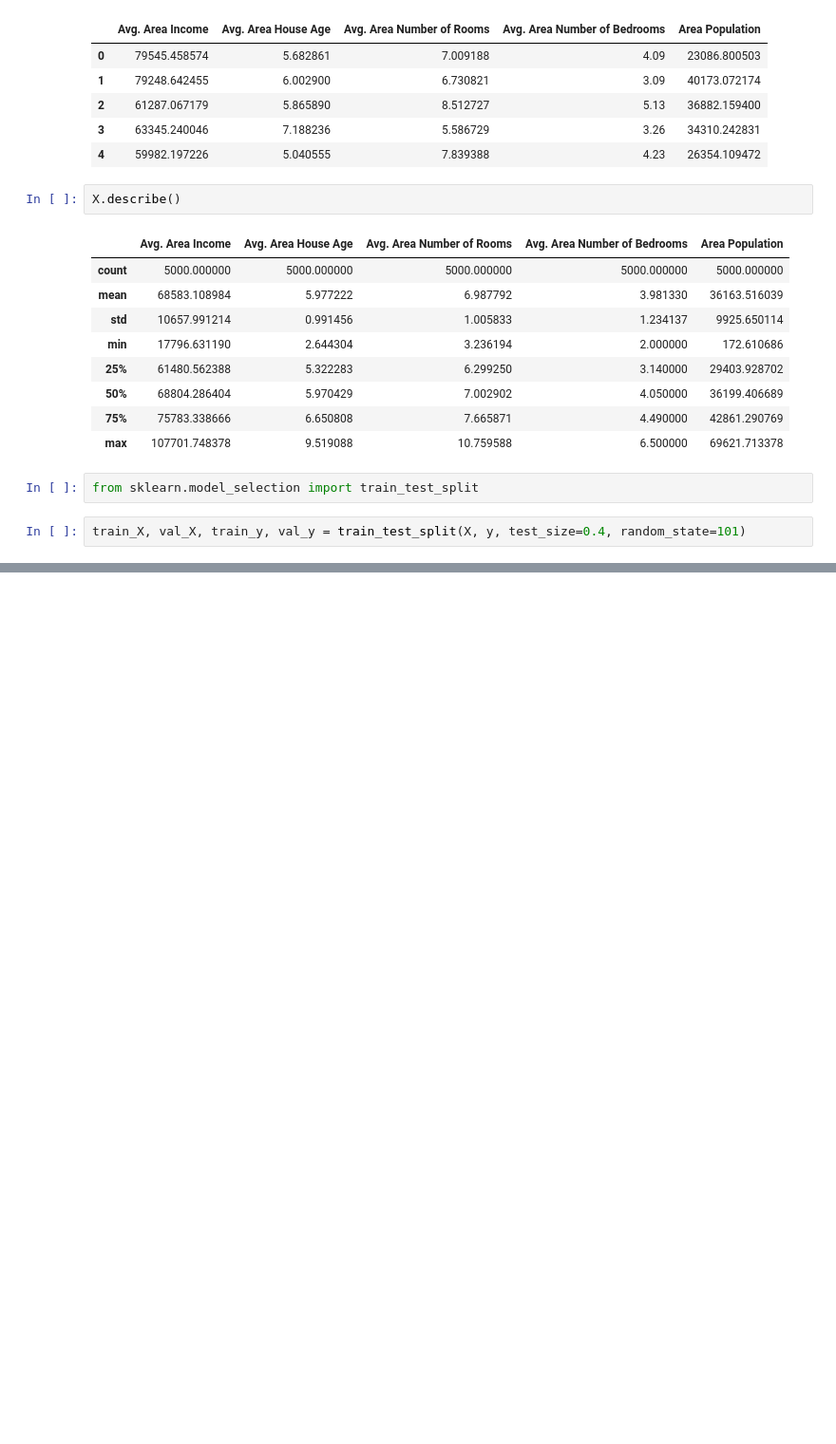
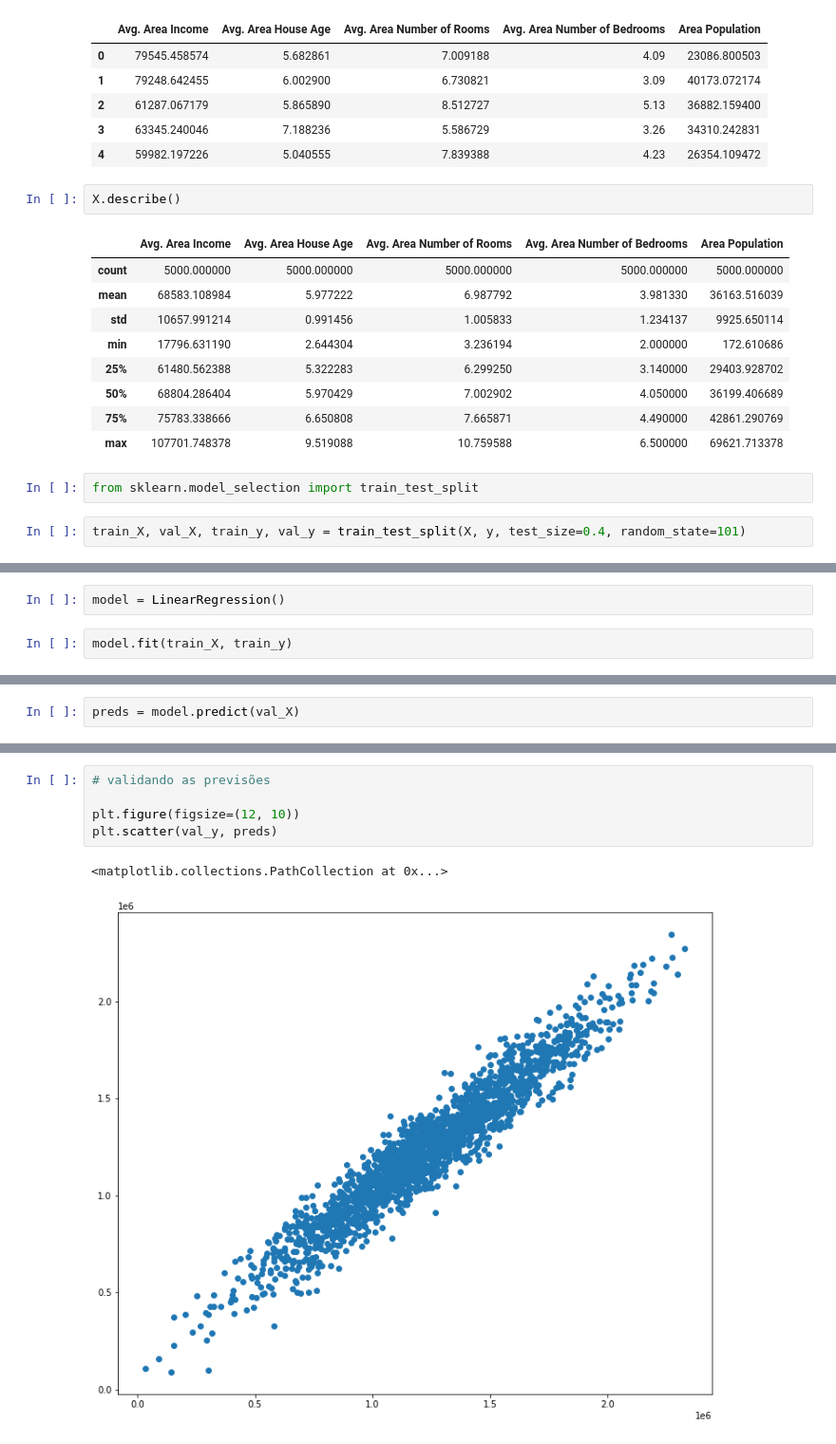
Before and after one commit to uadson/intro_machine_learning, a Jupyter notebook: rl_1.ipynb, the cells around one changed output, grey strips where cells are left out. Shown at 95% size. Drawn from its saved outputs; the diff is of its cells as text; blank space fills up the shorter version.

Commit message:
up aula regressao linear

```diff
--- a/rl_1.ipynb
+++ b/rl_1.ipynb
@@ -124,0 +127,4 @@ train_X, val_X, train_y, val_y = train_test_split(X, y, test_size=0.4, random_st
+# %%
+model = LinearRegression()
+# %%
+model.fit(train_X, train_y)
@@ -124,0 +133,2 @@ train_X, val_X, train_y, val_y = train_test_split(X, y, test_size=0.4, random_st
+# %%
+preds = model.predict(val_X)
@@ -124,0 +177,8 @@ train_X, val_X, train_y, val_y = train_test_split(X, y, test_size=0.4, random_st
+# %%
+# validando as previsões
+
+plt.figure(figsize=(12, 10))
+plt.scatter(val_y, preds)
+# %% [output]
+<matplotlib.collections.PathCollection at 0x...>
+[figure, added]
```
Also changed, not shown: parts of 20 cells of this notebook.
